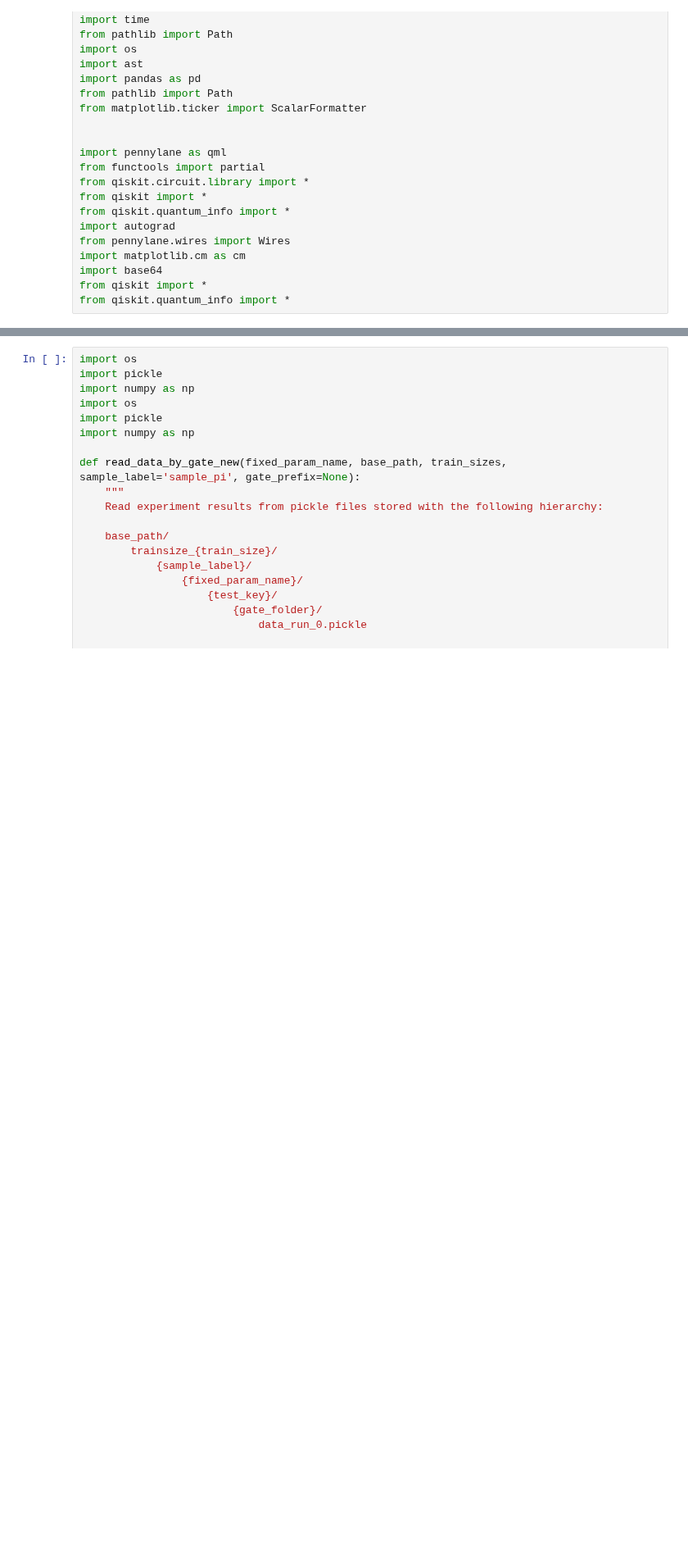
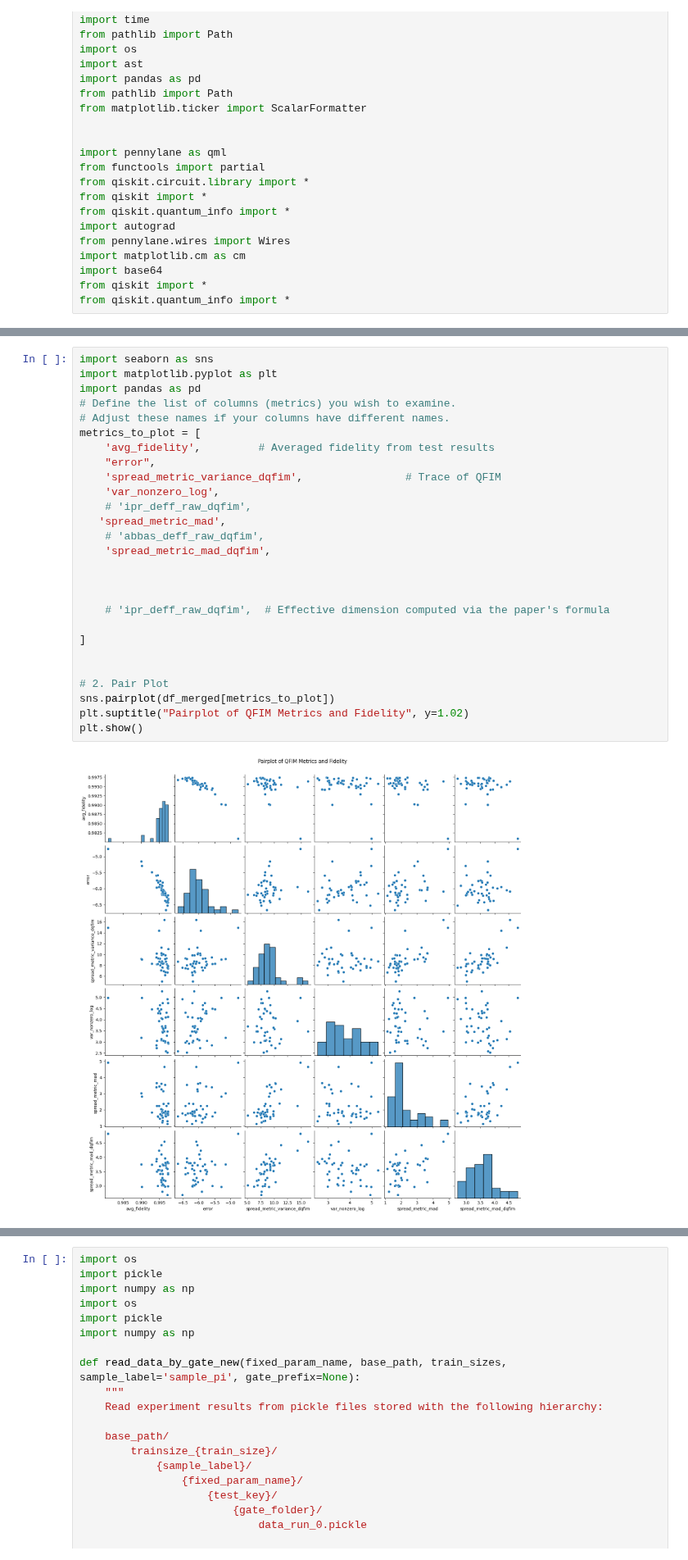
Before and after one commit to sophieblock/qrc, a Jupyter notebook: DIGITALRESULTS.ipynb, the cells around one changed output, grey strips where cells are left out. Shown at 82% size. Cells and saved outputs as stored; diff of their text form; blank space fills up the shorter version.

```diff
--- a/DIGITALRESULTS.ipynb
+++ b/DIGITALRESULTS.ipynb
@@ -531,0 +1469,29 @@ sns.lmplot(x='trace_normalized_by_rank', y='variance_nonzero_eigenvalues', data=
+# %%
+import seaborn as sns
+import matplotlib.pyplot as plt
+import pandas as pd
+# Define the list of columns (metrics) you wish to examine.
+# Adjust these names if your columns have different names.
+metrics_to_plot = [
+    'avg_fidelity',         # Averaged fidelity from test results
+    "error",
+    'spread_metric_variance_dqfim',                # Trace of QFIM
+    'var_nonzero_log',
+    # 'ipr_deff_raw_dqfim',
+   'spread_metric_mad',
+    # 'abbas_deff_raw_dqfim',
+    'spread_metric_mad_dqfim',
+
+
+
+    # 'ipr_deff_raw_dqfim',  # Effective dimension computed via the paper's formula
+
+]
+
+
+# 2. Pair Plot
+sns.pairplot(df_merged[metrics_to_plot])
+plt.suptitle("Pairplot of QFIM Metrics and Fidelity", y=1.02)
+plt.show()
+# %% [output]
+[figure, added]
```
Also changed, not shown: parts of 51 cells of this notebook, 2 other files.
